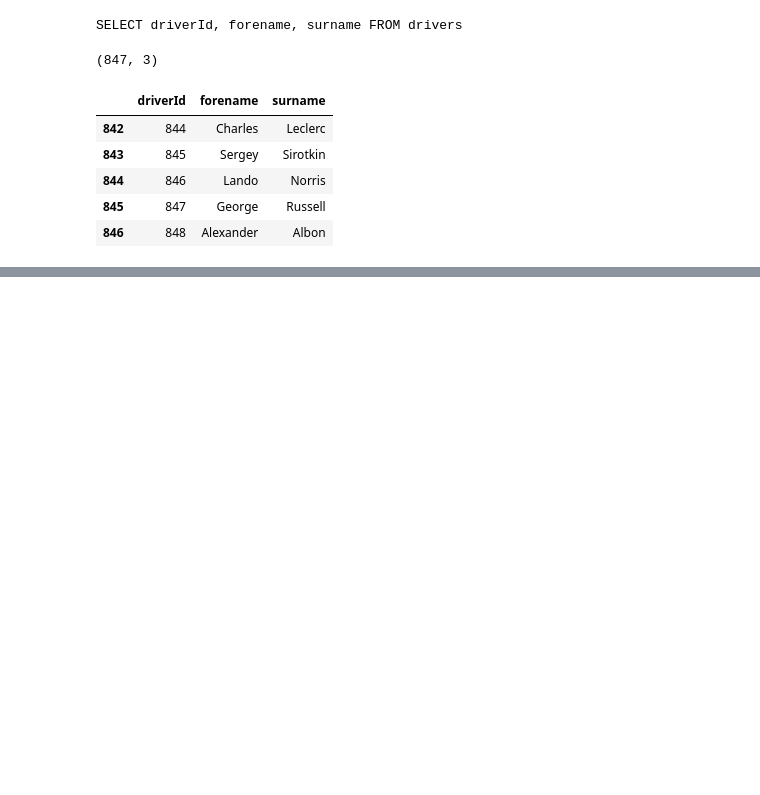
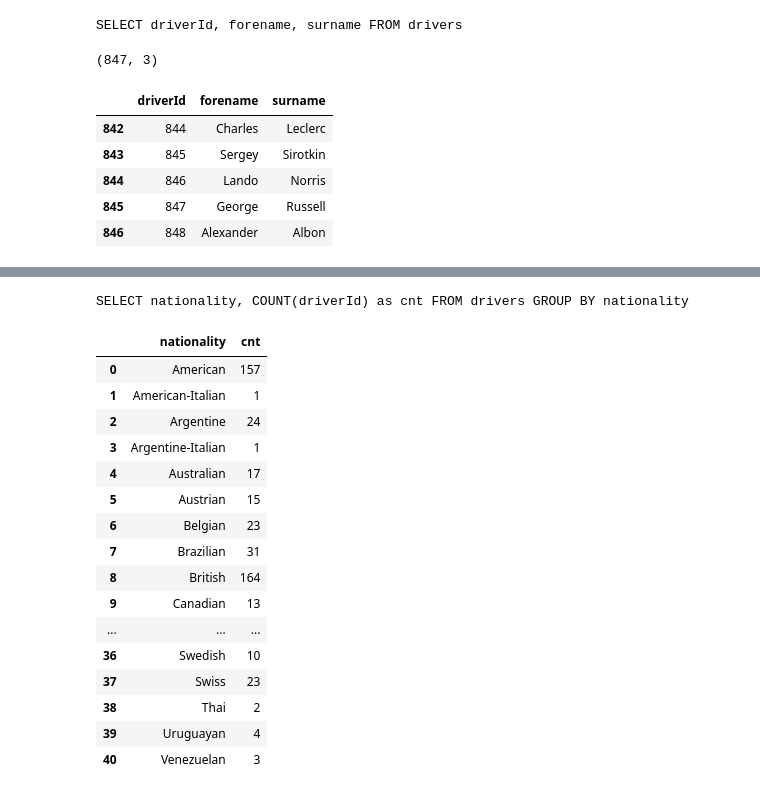
Before and after one commit to jpkeeton/2020Drills, a Jupyter notebook: SimonF1Attempt.ipynb, the cells around one changed output, grey strips where cells are left out. Drawn from its saved outputs; the diff is of its cells as text; code cells hidden in the pictures; blank space fills up the shorter version.

Commit message:
Went thru Simon's video 3
Also played around with styling

```diff
--- a/SimonF1Attempt.ipynb
+++ b/SimonF1Attempt.ipynb
@@ -71,0 +150,17 @@ data.tail()
+# %%
+# Video 3
+# https://www.youtube.com/watch?v=uu09SgA0xuc
+
+# Group by and Having
+
+# create a new select with a group by
+# notice that you can use SQL aliases
+s_qryV3 = sql_select( sl=['nationality', 'COUNT(driverId) as cnt'],
+                    fr='drivers',
+                    gb='nationality')
+# %%
+print(s_qryV3)
+# %% [output]
+SELECT nationality, COUNT(driverId) as cnt FROM drivers GROUP BY nationality
+# %%
+dataV3 = pd.read_sql_query(str(s_qryV3), con=engine)
@@ -71,0 +171,20 @@ data.tail()
+# %%
+dataV3.style.background_gradient(cmap='viridis')
+# %% [output]
+|  | nationality | cnt |
+| 0 | American | 157 |
+| 1 | American-Italian | 1 |
+| 2 | Argentine | 24 |
+| 3 | Argentine-Italian | 1 |
+| 4 | Australian | 17 |
+| 5 | Austrian | 15 |
+| 6 | Belgian | 23 |
+| 7 | Brazilian | 31 |
+| 8 | British | 164 |
+| 9 | Canadian | 13 |
+| ... | ... | ... |
+| 36 | Swedish | 10 |
+| 37 | Swiss | 23 |
+| 38 | Thai | 2 |
+| 39 | Uruguayan | 4 |
+| 40 | Venezuelan | 3 |
```
Also changed, not shown: parts of 25 cells of this notebook.
